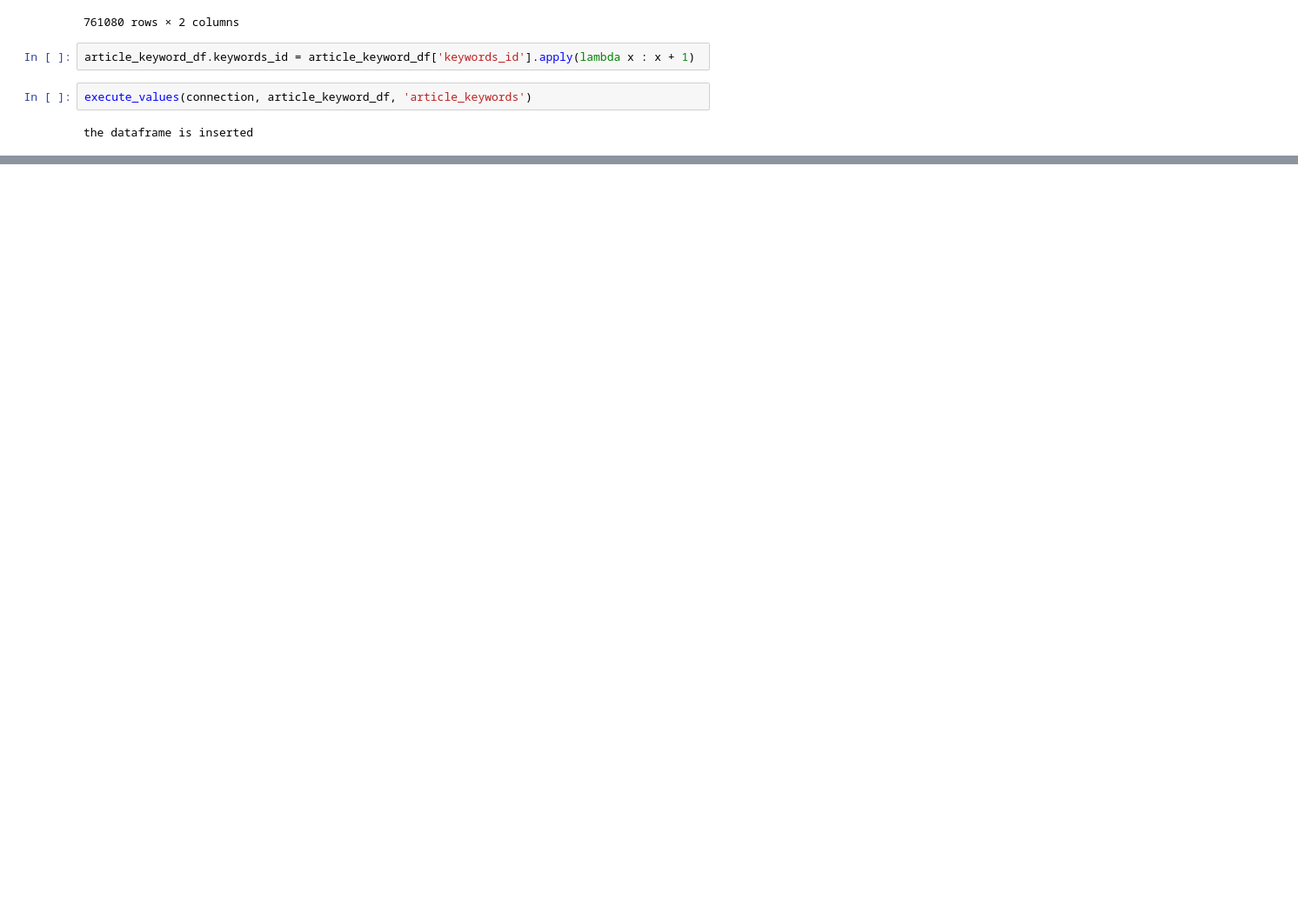
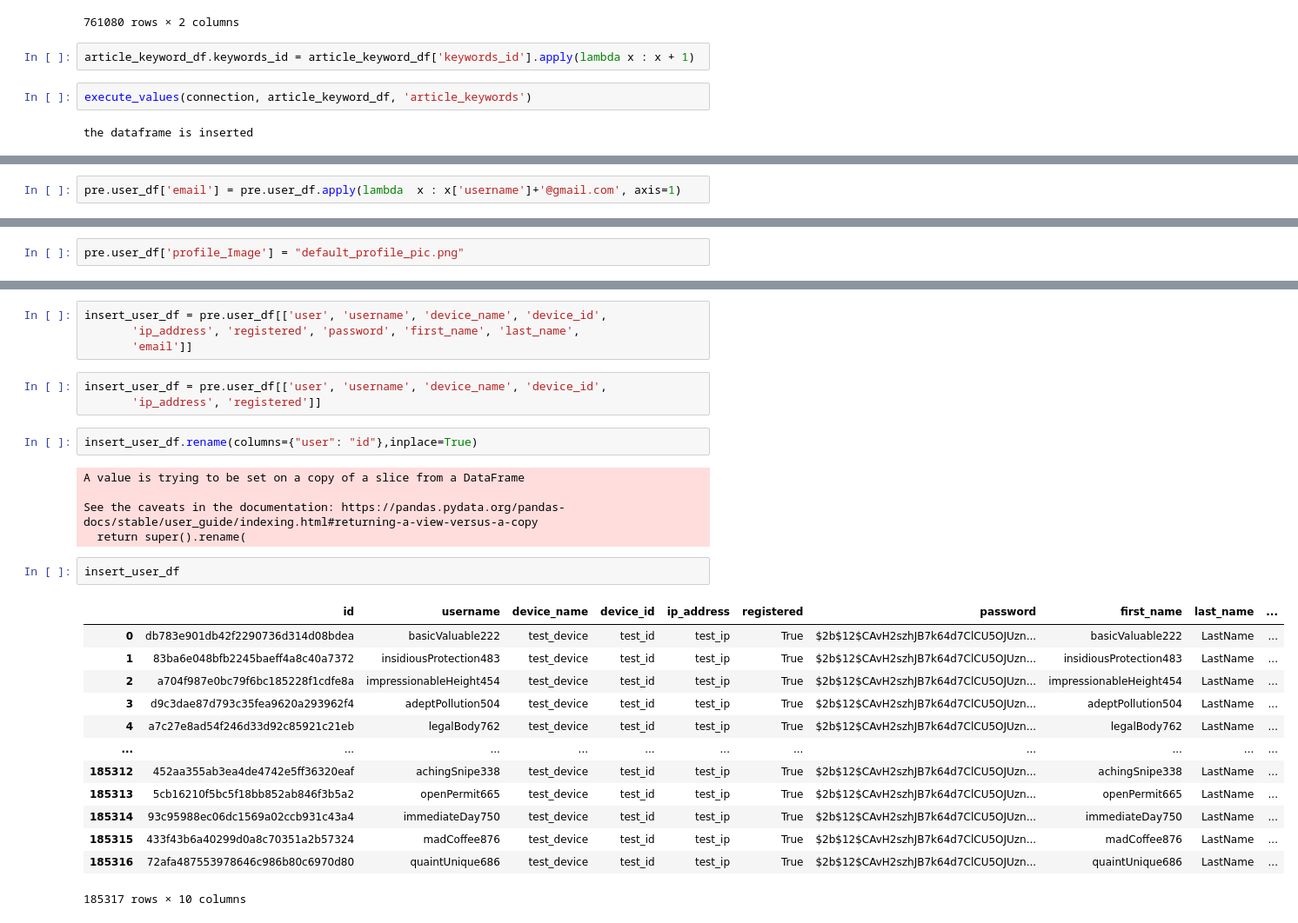
Before and after one commit to roviso/recommendation_news_api, a Jupyter notebook: repository/ncf_recommender/keyword_loader.ipynb, the cells around one changed output, grey strips where cells are left out. Shown: that part at 87% size. Drawn from its saved outputs; the diff is of its cells as text; blank space fills up the shorter version.

Commit message:
user loading code in notebook

```diff
--- a/repository/ncf_recommender/keyword_loader.ipynb
+++ b/repository/ncf_recommender/keyword_loader.ipynb
@@ -248,0 +364,2 @@ the dataframe is inserted
+# %%
+pre.user_df['email'] = pre.user_df.apply(lambda  x : x['username']+'@gmail.com', axis=1)
@@ -248,0 +382,2 @@ the dataframe is inserted
+# %%
+pre.user_df['profile_Image'] = "default_profile_pic.png"
@@ -248,0 +407,30 @@ the dataframe is inserted
+# %%
+insert_user_df = pre.user_df[['user', 'username', 'device_name', 'device_id',
+       'ip_address', 'registered', 'password', 'first_name', 'last_name',
+       'email']]
+# %%
+insert_user_df = pre.user_df[['user', 'username', 'device_name', 'device_id',
+       'ip_address', 'registered']]
+# %%
+insert_user_df.rename(columns={"user": "id"},inplace=True)
+# %% [output]
+A value is trying to be set on a copy of a slice from a DataFrame
+
+See the caveats in the documentation: https://pandas.pydata.org/pandas-docs/stable/user_guide/indexing.html#returning-a-view-versus-a-copy
+  return super().rename(
+# %%
+insert_user_df
+# %% [output]
+|  | id | username | device_name | device_id | ip_address | registered | password | first_name | last_name | ... |
+| 0 | db783e901db42f2290736d314d08bdea | basicValuable222 | test_device | test_id | test_ip | True | $2b$12$CAvH2szhJB7k64d7ClCU5OJUzn... | basicValuable222 | LastName | ... |
+| 1 | 83ba6e048bfb2245baeff4a8c40a7372 | insidiousProtection483 | test_device | test_id | test_ip | True | $2b$12$CAvH2szhJB7k64d7ClCU5OJUzn... | insidiousProtection483 | LastName | ... |
+| 2 | a704f987e0bc79f6bc185228f1cdfe8a | impressionableHeight454 | test_device | test_id | test_ip | True | $2b$12$CAvH2szhJB7k64d7ClCU5OJUzn... | impressionableHeight454 | LastName | ... |
+| 3 | d9c3dae87d793c35fea9620a293962f4 | adeptPollution504 | test_device | test_id | test_ip | True | $2b$12$CAvH2szhJB7k64d7ClCU5OJUzn... | adeptPollution504 | LastName | ... |
+| 4 | a7c27e8ad54f246d33d92c85921c21eb | legalBody762 | test_device | test_id | test_ip | True | $2b$12$CAvH2szhJB7k64d7ClCU5OJUzn... | legalBody762 | LastName | ... |
+| ... | ... | ... | ... | ... | ... | ... | ... | ... | ... | ... |
+| 185312 | 452aa355ab3ea4de4742e5ff36320eaf | achingSnipe338 | test_device | test_id | test_ip | True | $2b$12$CAvH2szhJB7k64d7ClCU5OJUzn... | achingSnipe338 | LastName | ... |
+| 185313 | 5cb16210f5bc5f18bb852ab846f3b5a2 | openPermit665 | test_device | test_id | test_ip | True | $2b$12$CAvH2szhJB7k64d7ClCU5OJUzn... | openPermit665 | LastName | ... |
+| 185314 | 93c95988ec06dc1569a02ccb931c43a4 | immediateDay750 | test_device | test_id | test_ip | True | $2b$12$CAvH2szhJB7k64d7ClCU5OJUzn... | immediateDay750 | LastName | ... |
+| 185315 | 433f43b6a40299d0a8c70351a2b57324 | madCoffee876 | test_device | test_id | test_ip | True | $2b$12$CAvH2szhJB7k64d7ClCU5OJUzn... | madCoffee876 | LastName | ... |
+| 185316 | 72afa487553978646c986b80c6970d80 | quaintUnique686 | test_device | test_id | test_ip | True | $2b$12$CAvH2szhJB7k64d7ClCU5OJUzn... | quaintUnique686 | LastName | ... |
+185317 rows × 10 columns
```
Also changed, not shown: parts of 48 cells of this notebook, 7 other files.
